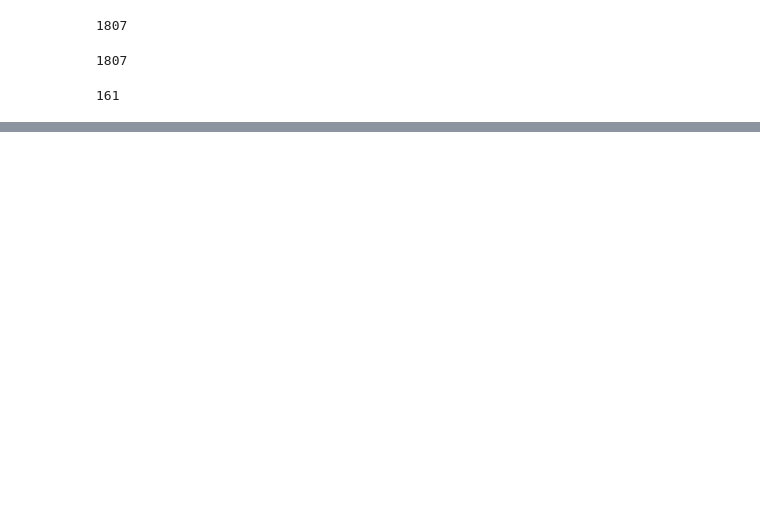
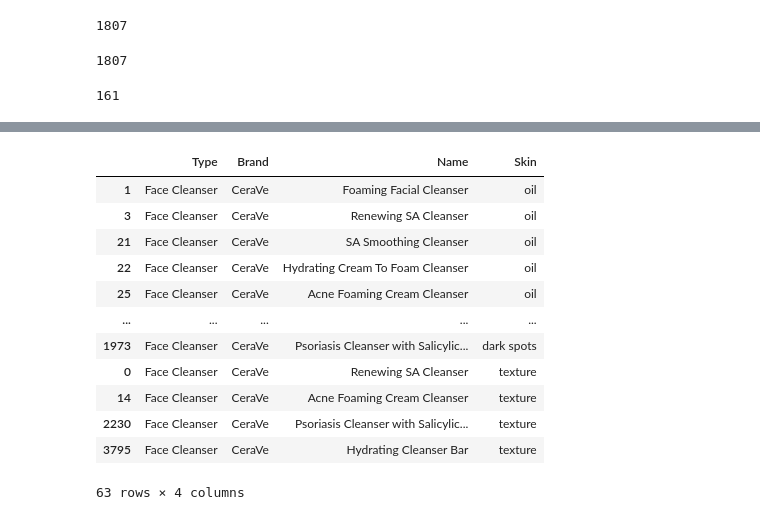
Before and after one commit to cristina-apostol/Skinbot-ML, a Jupyter notebook: Limpieza datos.ipynb, the cells around one changed output, grey strips where cells are left out. Cells and saved outputs as stored; diff of their text form; code cells hidden in the pictures; blank space fills up the shorter version.

```diff
--- a/Limpieza datos.ipynb
+++ b/Limpieza datos.ipynb
@@ -162,0 +195,30 @@ len(nombres)
+# %%
+data8 = {'Type': tipos6, 'Brand': marcas6, 'Name': nombres6}
+sens= pd.DataFrame(data8)
+sens['Skin'] = ['sensitive'] * len(sens.index)
+# %%
+data9 = {'Type': tipos7, 'Brand': marcas7, 'Name': nombres7}
+spots= pd.DataFrame(data9)
+spots['Skin'] = ['dark spots'] * len(spots.index)
+# %%
+dataa = {'Type': tipos8, 'Brand': marcas8, 'Name': nombres8}
+text= pd.DataFrame(dataa)
+text['Skin'] = ['texture'] * len(text.index)
+# %%
+skincare = pd.concat([total, acne, age, bright, pores, scar, sens, spots, text], axis=0)
+# %%
+skincare[(skincare.Type == 'Face Cleanser') & (skincare.Brand == 'CeraVe')]
+# %% [output]
+|  | Type | Brand | Name | Skin |
+| 1 | Face Cleanser | CeraVe | Foaming Facial Cleanser | oil |
+| 3 | Face Cleanser | CeraVe | Renewing SA Cleanser | oil |
+| 21 | Face Cleanser | CeraVe | SA Smoothing Cleanser | oil |
+| 22 | Face Cleanser | CeraVe | Hydrating Cream To Foam Cleanser | oil |
+| 25 | Face Cleanser | CeraVe | Acne Foaming Cream Cleanser | oil |
+| ... | ... | ... | ... | ... |
+| 1973 | Face Cleanser | CeraVe | Psoriasis Cleanser with Salicylic... | dark spots |
+| 0 | Face Cleanser | CeraVe | Renewing SA Cleanser | texture |
+| 14 | Face Cleanser | CeraVe | Acne Foaming Cream Cleanser | texture |
+| 2230 | Face Cleanser | CeraVe | Psoriasis Cleanser with Salicylic... | texture |
+| 3795 | Face Cleanser | CeraVe | Hydrating Cleanser Bar | texture |
+63 rows × 4 columns
```
Also changed, not shown: parts of 34 cells of this notebook.
